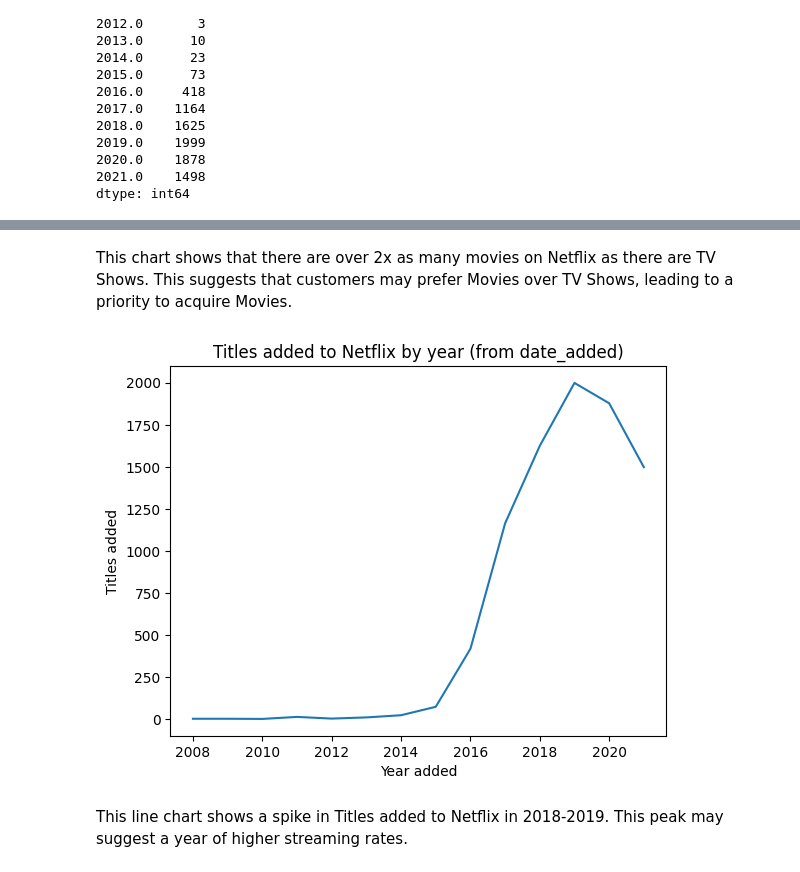
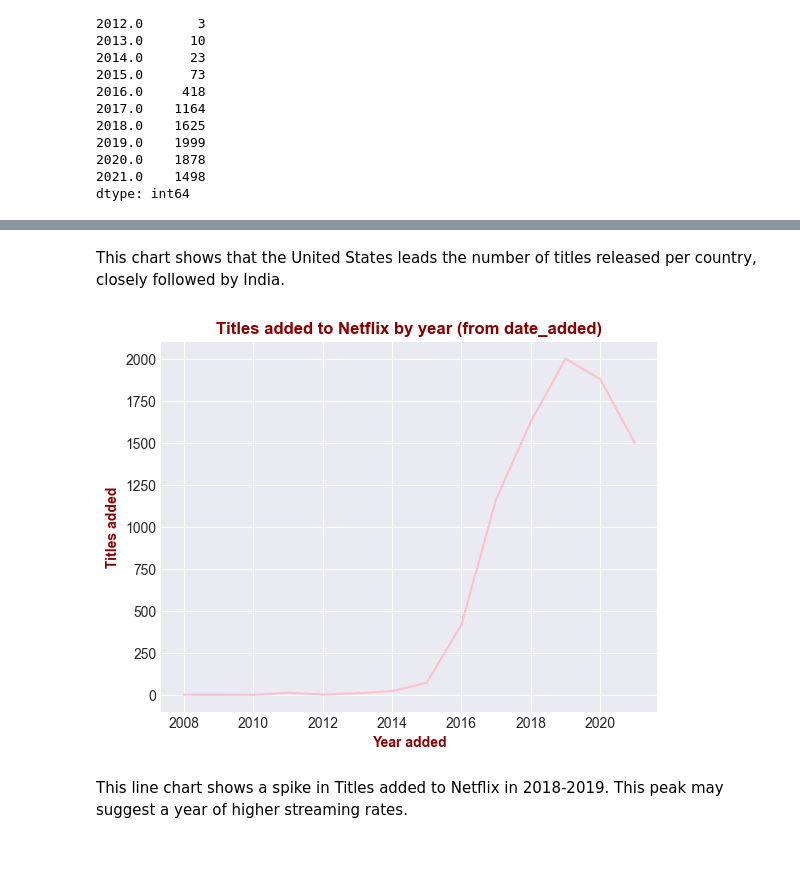
Before and after one commit to vampdevice/Assignment_01, a Jupyter notebook: notebooks/analysis.ipynb, the cells around one changed output, grey strips where cells are left out. Drawn from its saved outputs; the diff is of its cells as text; code cells hidden in the pictures.

```diff
--- a/notebooks/analysis.ipynb
+++ b/notebooks/analysis.ipynb
@@ -7,5 +7,6 @@
 import numpy as np
 import pandas as pd
 import matplotlib.pyplot as plt
-from pathlib import Path
+
+plt.style.use('seaborn-v0_8-darkgrid')
 # %% [markdown]
@@ -121,14 +135,14 @@ plt.show()
 # %% [markdown]
-This chart shows that there are over 2x as many movies on Netflix as there are TV Shows. This suggests that customers may prefer Movies over TV Shows, leading to a priority to acquire Movies.
+This chart shows that the United States leads the number of titles released per country, closely followed by India.
 # %%
 # Line chart of titles added to Netflix by year
 plt.figure()
-plt.plot(added_per_year.index, added_per_year.values)
-plt.xlabel("Year added")
-plt.ylabel("Titles added")
-plt.title("Titles added to Netflix by year (from date_added)")
+plt.plot(added_per_year.index, added_per_year.values, color='pink')
+plt.xlabel("Year added", fontweight='bold', color='darkred')
+plt.ylabel("Titles added", fontweight='bold', color='darkred')
+plt.title("Titles added to Netflix by year (from date_added)", fontweight='bold', color='darkred')
 plt.show()
 # %% [output]
-[figure, old version]
+[figure, new version]
 # %% [markdown]
 This line chart shows a spike in Titles added to Netflix in 2018-2019. This peak may suggest a year of higher streaming rates.
```
Also changed, not shown: parts of 11 cells of this notebook.
